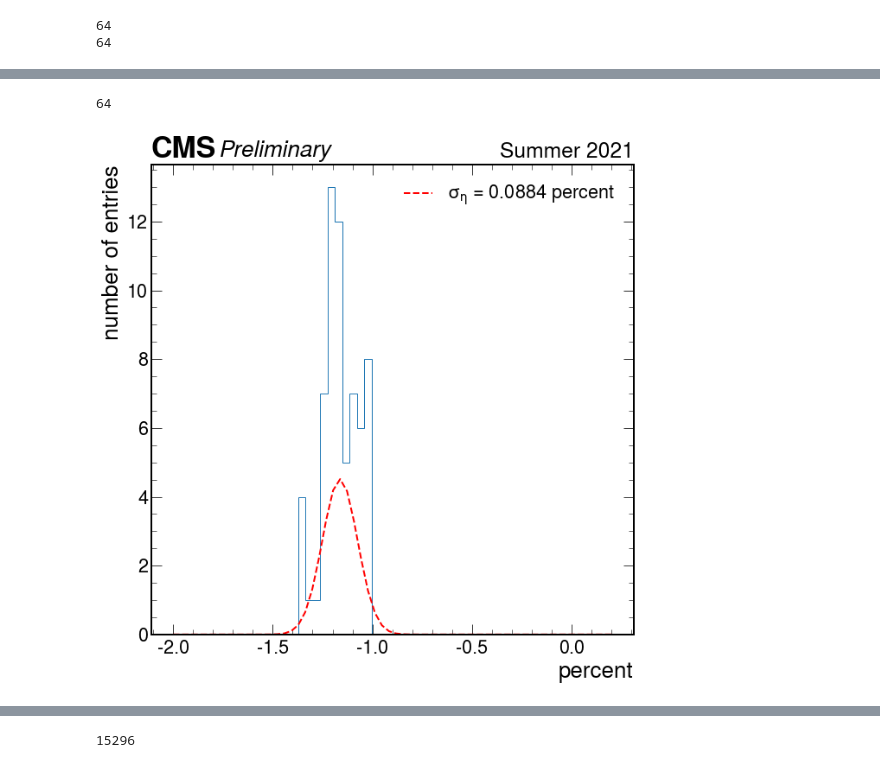
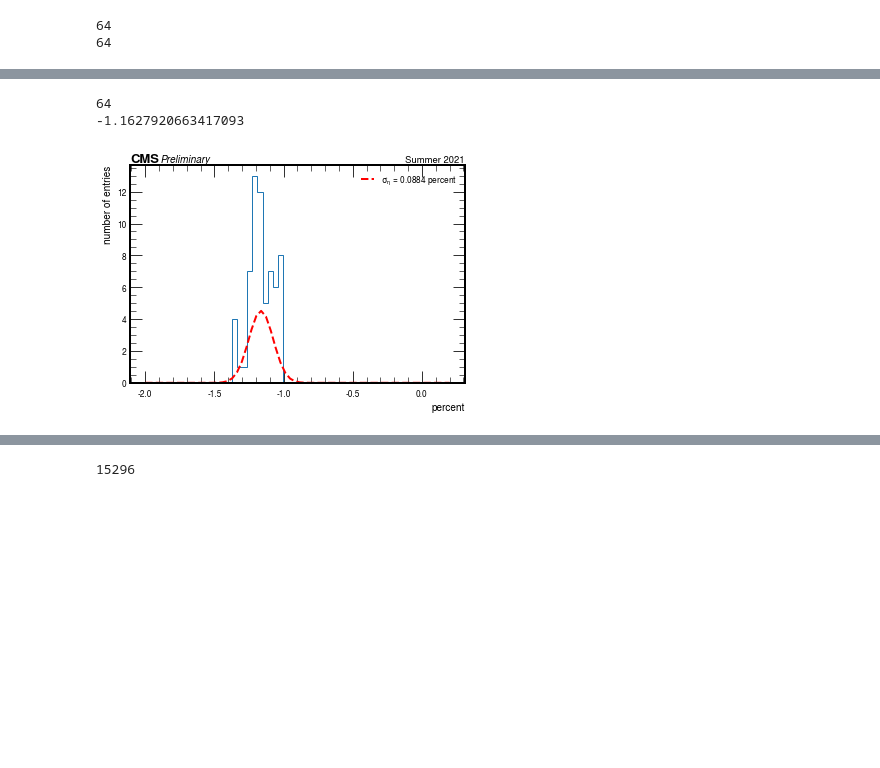
Before and after one commit to jloemker/SWAN, a Jupyter notebook: Analysis_Bg_Sig.ipynb, the cells around one changed output, grey strips where cells are left out. Drawn from its saved outputs; the diff is of its cells as text; code cells hidden in the pictures; blank space fills up the shorter version.

```diff
--- a/Analysis_Bg_Sig.ipynb
+++ b/Analysis_Bg_Sig.ipynb
@@ -240,15 +242,17 @@ f, ax = plt.subplots()
 plt.hist(data, histtype='step')
 
 #fit to gaussian (to avoid bias from outliers restrict the fitted area):  = analysis['s_mpp']-analysis['s_mll'] <
-(mu, sigma_m) = stats.norm.fit(data)
+(mu_m, sigma_m) = stats.norm.fit(data)
 x=bins
-y=stats.norm.pdf(x, mu, sigma_m)
+y=stats.norm.pdf(x, mu_m, sigma_m)
 ax.plot(x, y, 'r--', linewidth=2,label='$\sigma_{m}$ = %4.4f percent'%sigma_m)
 #print(2*sigma*analysis['s_mll'])
 
 hep.cms.label(llabel="Preliminary", rlabel="Summer 2021", ax=ax)
 ax.set(xlabel='percent', ylabel='number of entries')
 
+print(mu_m)
+
 ax.legend()
 plt.savefig('Week4/fit_mass_ratio.png')
 # %% [output]
@@ -257,26 +262,29 @@ plt.savefig('Week4/fit_mass_ratio.png')
 # %%
 data = (analysis['s_ypp'].values/analysis['s_yll'].values) - 1
 
 print(len(data))
 bins = np.linspace(-2,0.2,64)
 f, ax = plt.subplots()
 plt.hist(data, histtype='step')
 
 #fit to gaussian (to avoid bias from outliers restrict the fitted area):  = analysis['s_mpp']-analysis['s_mll'] <
-(mu, sigma_y) = stats.norm.fit(data)
+(mu_y, sigma_y) = stats.norm.fit(data)
 x=bins
-y=stats.norm.pdf(x, mu, sigma_y)
+y=stats.norm.pdf(x, mu_y, sigma_y)
 ax.plot(x, y, 'r--', linewidth=2,label='$\sigma_{\eta}$ = %4.4f percent'%sigma_y)
 #print(2*sigma*analysis['s_mll'])
 
 hep.cms.label(llabel="Preliminary", rlabel="Summer 2021", ax=ax)
 ax.set(xlabel='percent', ylabel='number of entries')
 
+print(mu_y)
+
 ax.legend()
 plt.savefig('Week4/fit_eta_ratio.png')
 # %% [output]
 64
+-1.1627920663417093
-[figure, old version]
+[figure, new version]
 # %%
 PATH='/eos/cms/store/user/jjhollar/CERNSummerStudentProject2021/'
 filename=PATH+'DYMuMu_PU200_NTUPLE_1_version3.root'
```
Also changed, not shown: parts of 9 cells of this notebook.
